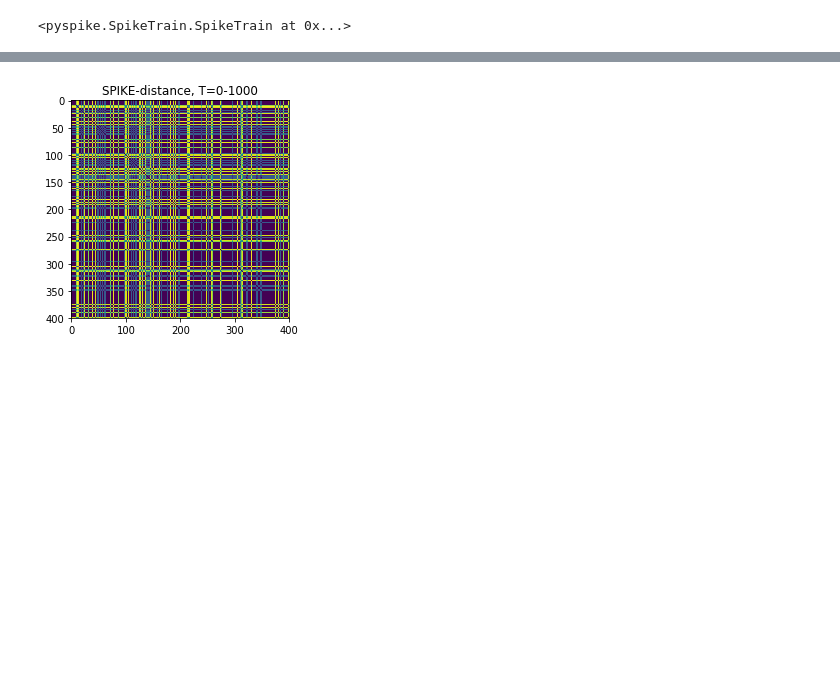
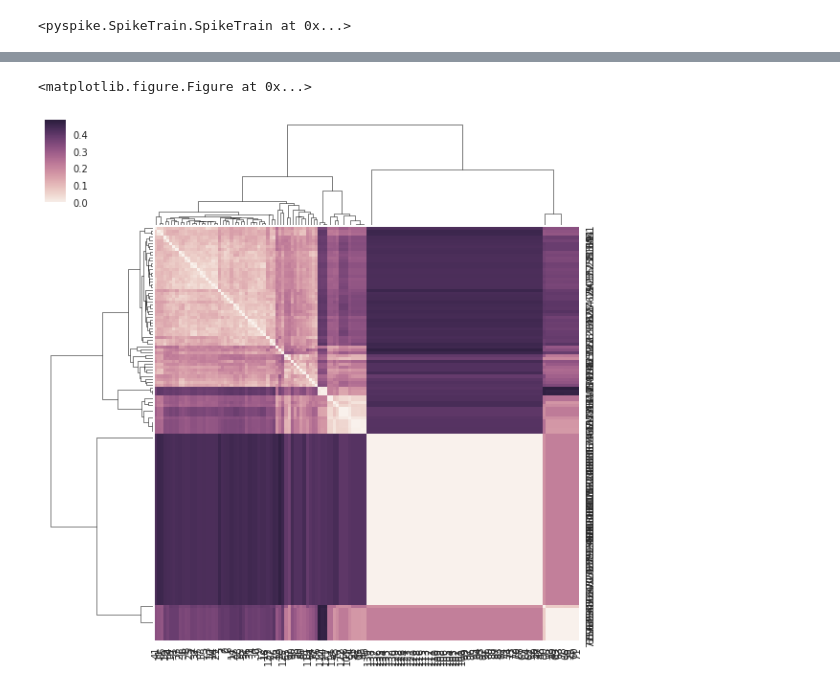
Before and after one commit to russelljjarvis/SpinnakerHippocampus, a Jupyter notebook: Spike_Analysis.ipynb, the cells around one changed output, grey strips where cells are left out. Saved outputs shown, nothing was run; the diff lists cells and outputs as text; code cells hidden in the pictures; blank space fills up the shorter version.

Commit message:
improved simulation code and cluster gram plotting of spike distance matrices

```diff
--- a/Spike_Analysis.ipynb
+++ b/Spike_Analysis.ipynb
@@ -1,26 +3,15 @@
 # %%
-
-
 import pickle
 import numpy as np
-from neuronunit.tests.dynamics import CVTest, LocalVariationTest
-!pip install pyspike
-
 import pyspike
 import matplotlib as mpl
 import matplotlib.pyplot as plt
 
 import pyspike as spk
-with open('membrane_dynamics_balanced_file.p', 'rb') as f:
+with open('pickles/membrane_dynamics_hippocampome_file.p', 'rb') as f:
 
-  #with open('pickles/membrane_dynamics_file.p', 'rb') as f:
-  mdf1 = pickle.load(f)#http://0.0.0.0:8888/notebooks/BluePyOpt/Spike_Analysis.ipynb#
-  print(mdf1)
-
-from neuronunit import tests as nu_tests, neuroelectro
-from neuronunit.tests import passive, waveform, fi
-cholinergic = {'neuron':'115'}
-import neuronunit
+  mdf1 = pickle.load(f)
+print(mdf1)
 
 
 ass = mdf1.analogsignals[0]
@@ -35,7 +26,4 @@ for spiketrain in mdf1.spiketrains:
     # argument edges is the time interval you want to be considered.
     pspikes = pyspike.SpikeTrain(spiketrain,edges=(0,len(ass)))
     spike_trains.append(pspikes)
-
-
-#df.hist(bins=len(df))
 # %% [output]
@@ -236,7 +204,12 @@ Average: 0.0580476745109
 #print(spike_trains)
 plt.figure()
 isi_distance = spk.isi_distance_matrix(spike_trains)
-plt.imshow(isi_distance, interpolation='none')
-plt.title("ISI-distance")
-plt.show()
+#plt.imshow(isi_distance, interpolation='none')
+#plt.title("ISI-distance")
+#plt.show()
+
+import seaborn as sns
+sns.set()
+sns.clustermap(isi_distance)#,vmin=-,vmax=1);
+#plt.show()
 # %% [output]
@@ -244,13 +219,19 @@ plt.show()
 # %%
 
 
 plt.figure()
 spike_distance = spk.spike_distance_matrix(spike_trains, interval=(0, float(tstop)))
-plt.imshow(spike_distance, interpolation='none')
-plt.title("SPIKE-distance, T=0-1000")
+#plt.imshow(spike_distance, interpolation='none')
+#plt.title("SPIKE-distance, T=0-1000")
+
+
+import seaborn as sns
+sns.set()
+sns.clustermap(spike_distance);
 plt.show()
 # %% [output]
+<matplotlib.figure.Figure at 0x...>
-[figure, old version]
+[figure, new version]
 # %%
 
 plt.figure()
```
Also changed, not shown: parts of 14 cells of this notebook, 1 other file.
